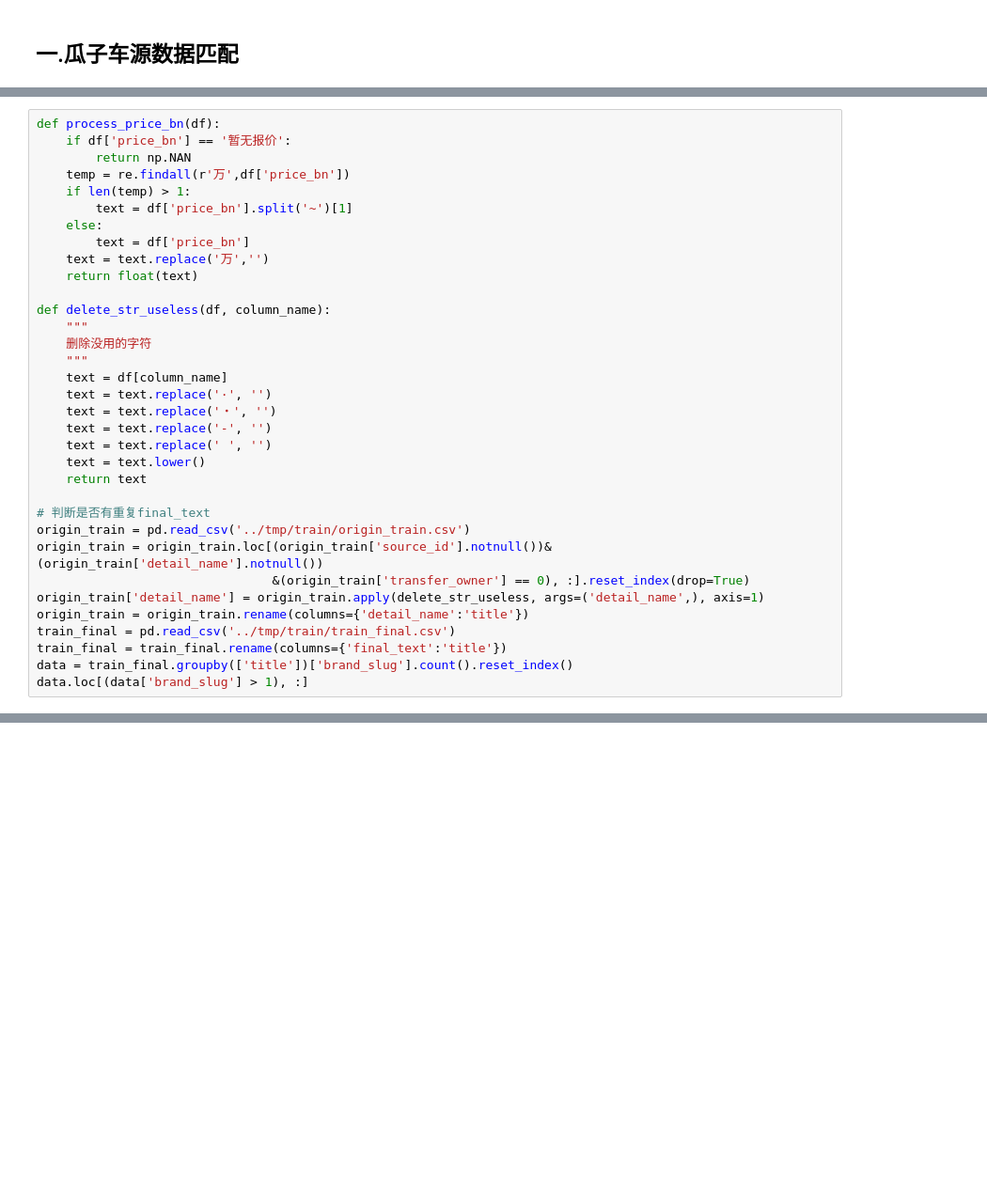
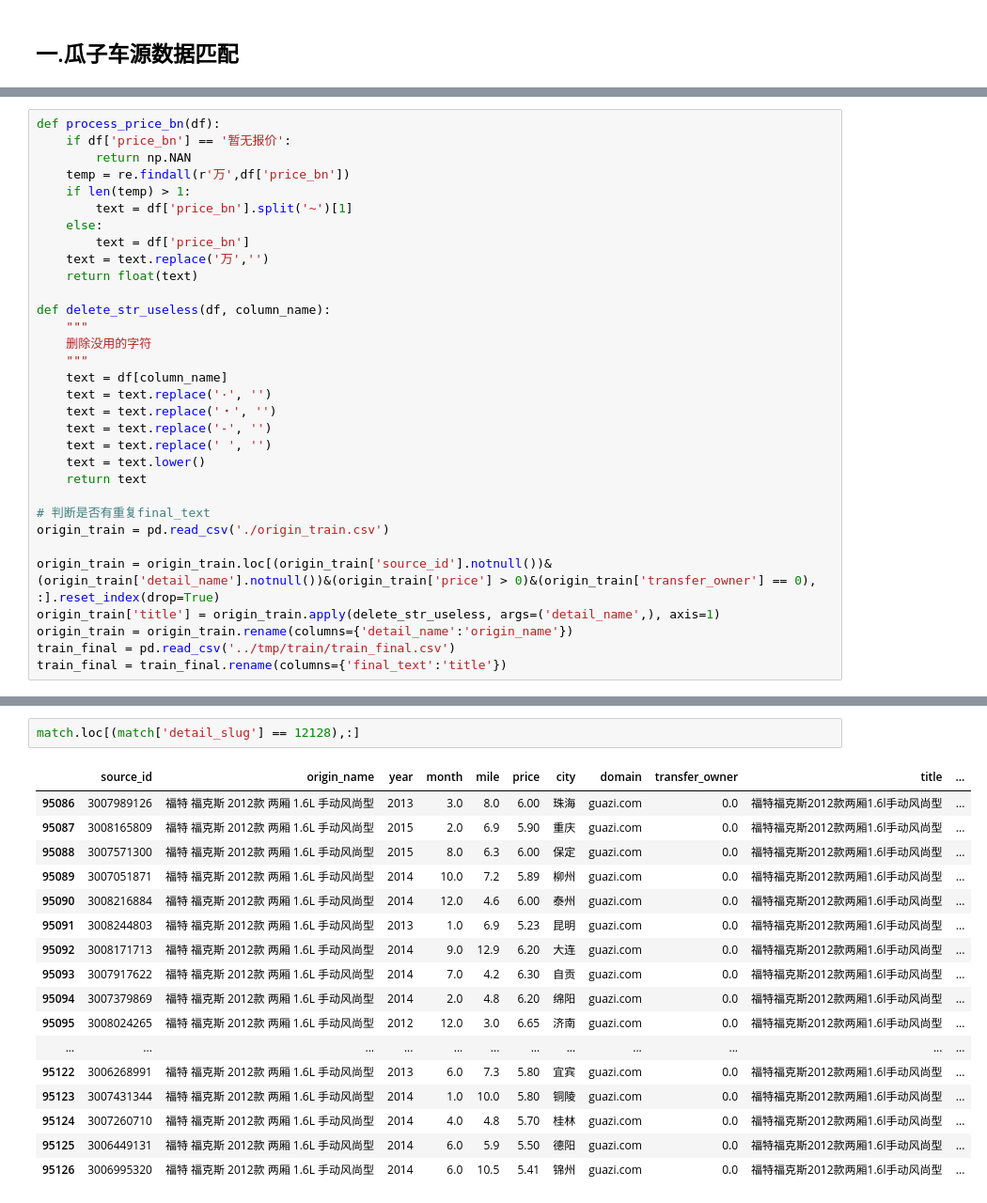
Before and after one commit to dj-lei/detail_match, a Jupyter notebook: jupyter/car_source_match.ipynb, the cells around one changed output, grey strips where cells are left out. Shown at 94% size. Saved outputs shown, nothing was run; the diff lists cells and outputs as text; blank space fills up the shorter version.

```diff
--- a/jupyter/car_source_match.ipynb
+++ b/jupyter/car_source_match.ipynb
@@ -38,12 +326,10 @@ def delete_str_useless(df, column_name):
     return text
 
 # 判断是否有重复final_text
-origin_train = pd.read_csv('../tmp/train/origin_train.csv')
-origin_train = origin_train.loc[(origin_train['source_id'].notnull())&(origin_train['detail_name'].notnull())
-                                &(origin_train['transfer_owner'] == 0), :].reset_index(drop=True)
-origin_train['detail_name'] = origin_train.apply(delete_str_useless, args=('detail_name',), axis=1)
-origin_train = origin_train.rename(columns={'detail_name':'title'})
+origin_train = pd.read_csv('./origin_train.csv')
+
+origin_train = origin_train.loc[(origin_train['source_id'].notnull())&(origin_train['detail_name'].notnull())&(origin_train['price'] > 0)&(origin_train['transfer_owner'] == 0), :].reset_index(drop=True)
+origin_train['title'] = origin_train.apply(delete_str_useless, args=('detail_name',), axis=1)
+origin_train = origin_train.rename(columns={'detail_name':'origin_name'})
 train_final = pd.read_csv('../tmp/train/train_final.csv')
 train_final = train_final.rename(columns={'final_text':'title'})
-data = train_final.groupby(['title'])['brand_slug'].count().reset_index()
-data.loc[(data['brand_slug'] > 1), :]
@@ -79,0 +364,20 @@ memory usage: 26.0+ MB
+# %%
+match.loc[(match['detail_slug'] == 12128),:]
+# %% [output]
+|  | source_id | origin_name | year | month | mile | price | city | domain | transfer_owner | title | ... |
+| 95086 | 3007989126 | 福特 福克斯 2012款 两厢 1.6L 手动风尚型 | 2013 | 3.0 | 8.0 | 6.00 | 珠海 | guazi.com | 0.0 | 福特福克斯2012款两厢1.6l手动风尚型 | ... |
+| 95087 | 3008165809 | 福特 福克斯 2012款 两厢 1.6L 手动风尚型 | 2015 | 2.0 | 6.9 | 5.90 | 重庆 | guazi.com | 0.0 | 福特福克斯2012款两厢1.6l手动风尚型 | ... |
+| 95088 | 3007571300 | 福特 福克斯 2012款 两厢 1.6L 手动风尚型 | 2015 | 8.0 | 6.3 | 6.00 | 保定 | guazi.com | 0.0 | 福特福克斯2012款两厢1.6l手动风尚型 | ... |
+| 95089 | 3007051871 | 福特 福克斯 2012款 两厢 1.6L 手动风尚型 | 2014 | 10.0 | 7.2 | 5.89 | 柳州 | guazi.com | 0.0 | 福特福克斯2012款两厢1.6l手动风尚型 | ... |
+| 95090 | 3008216884 | 福特 福克斯 2012款 两厢 1.6L 手动风尚型 | 2014 | 12.0 | 4.6 | 6.00 | 泰州 | guazi.com | 0.0 | 福特福克斯2012款两厢1.6l手动风尚型 | ... |
+| 95091 | 3008244803 | 福特 福克斯 2012款 两厢 1.6L 手动风尚型 | 2013 | 1.0 | 6.9 | 5.23 | 昆明 | guazi.com | 0.0 | 福特福克斯2012款两厢1.6l手动风尚型 | ... |
+| 95092 | 3008171713 | 福特 福克斯 2012款 两厢 1.6L 手动风尚型 | 2014 | 9.0 | 12.9 | 6.20 | 大连 | guazi.com | 0.0 | 福特福克斯2012款两厢1.6l手动风尚型 | ... |
+| 95093 | 3007917622 | 福特 福克斯 2012款 两厢 1.6L 手动风尚型 | 2014 | 7.0 | 4.2 | 6.30 | 自贡 | guazi.com | 0.0 | 福特福克斯2012款两厢1.6l手动风尚型 | ... |
+| 95094 | 3007379869 | 福特 福克斯 2012款 两厢 1.6L 手动风尚型 | 2014 | 2.0 | 4.8 | 6.20 | 绵阳 | guazi.com | 0.0 | 福特福克斯2012款两厢1.6l手动风尚型 | ... |
+| 95095 | 3008024265 | 福特 福克斯 2012款 两厢 1.6L 手动风尚型 | 2012 | 12.0 | 3.0 | 6.65 | 济南 | guazi.com | 0.0 | 福特福克斯2012款两厢1.6l手动风尚型 | ... |
+| ... | ... | ... | ... | ... | ... | ... | ... | ... | ... | ... | ... |
+| 95122 | 3006268991 | 福特 福克斯 2012款 两厢 1.6L 手动风尚型 | 2013 | 6.0 | 7.3 | 5.80 | 宜宾 | guazi.com | 0.0 | 福特福克斯2012款两厢1.6l手动风尚型 | ... |
+| 95123 | 3007431344 | 福特 福克斯 2012款 两厢 1.6L 手动风尚型 | 2014 | 1.0 | 10.0 | 5.80 | 铜陵 | guazi.com | 0.0 | 福特福克斯2012款两厢1.6l手动风尚型 | ... |
+| 95124 | 3007260710 | 福特 福克斯 2012款 两厢 1.6L 手动风尚型 | 2014 | 4.0 | 4.8 | 5.70 | 桂林 | guazi.com | 0.0 | 福特福克斯2012款两厢1.6l手动风尚型 | ... |
+| 95125 | 3006449131 | 福特 福克斯 2012款 两厢 1.6L 手动风尚型 | 2014 | 6.0 | 5.9 | 5.50 | 德阳 | guazi.com | 0.0 | 福特福克斯2012款两厢1.6l手动风尚型 | ... |
+| 95126 | 3006995320 | 福特 福克斯 2012款 两厢 1.6L 手动风尚型 | 2014 | 6.0 | 10.5 | 5.41 | 锦州 | guazi.com | 0.0 | 福特福克斯2012款两厢1.6l手动风尚型 | ... |
```
Also changed, not shown: parts of 20 cells of this notebook, 3 other files.
